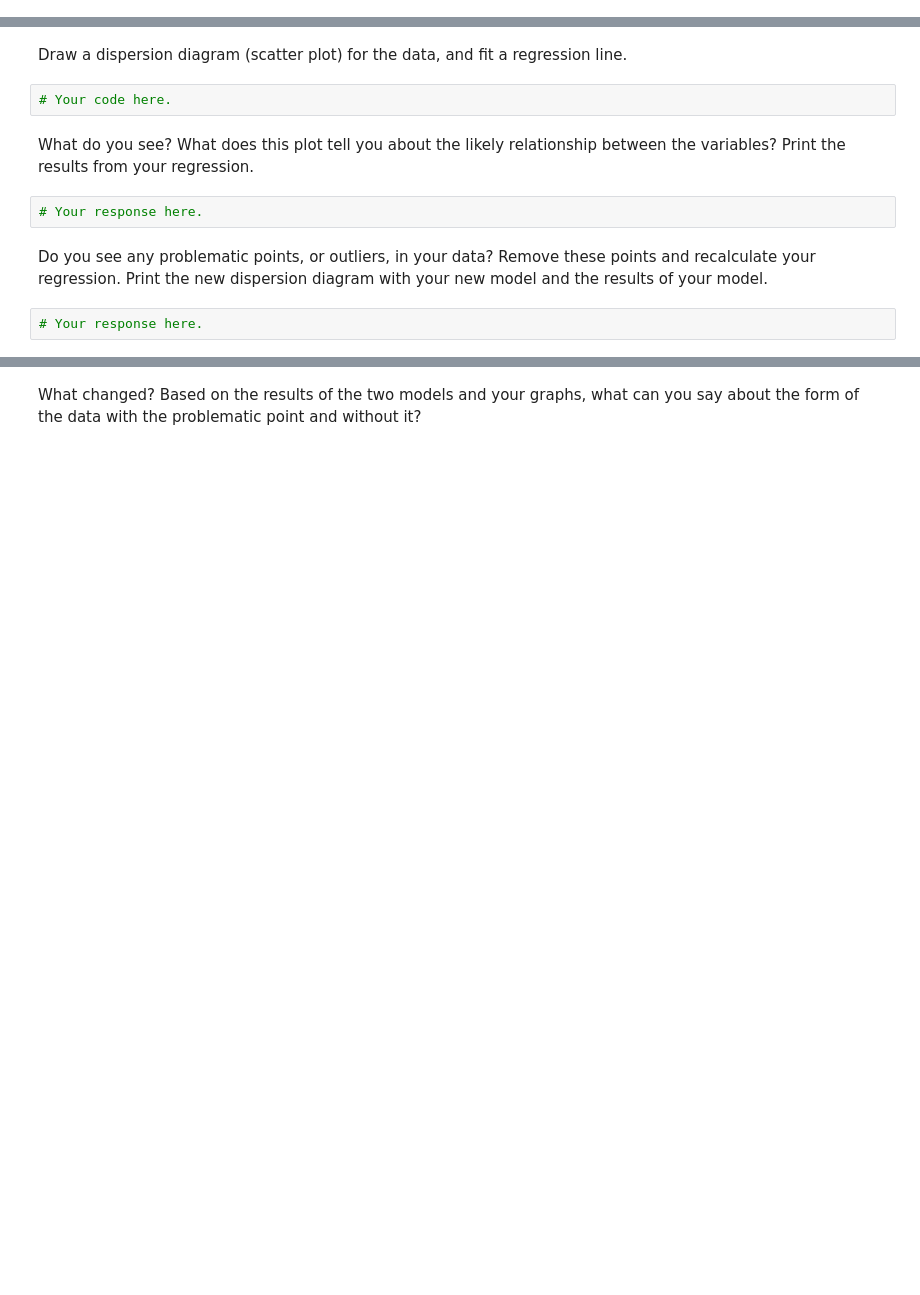
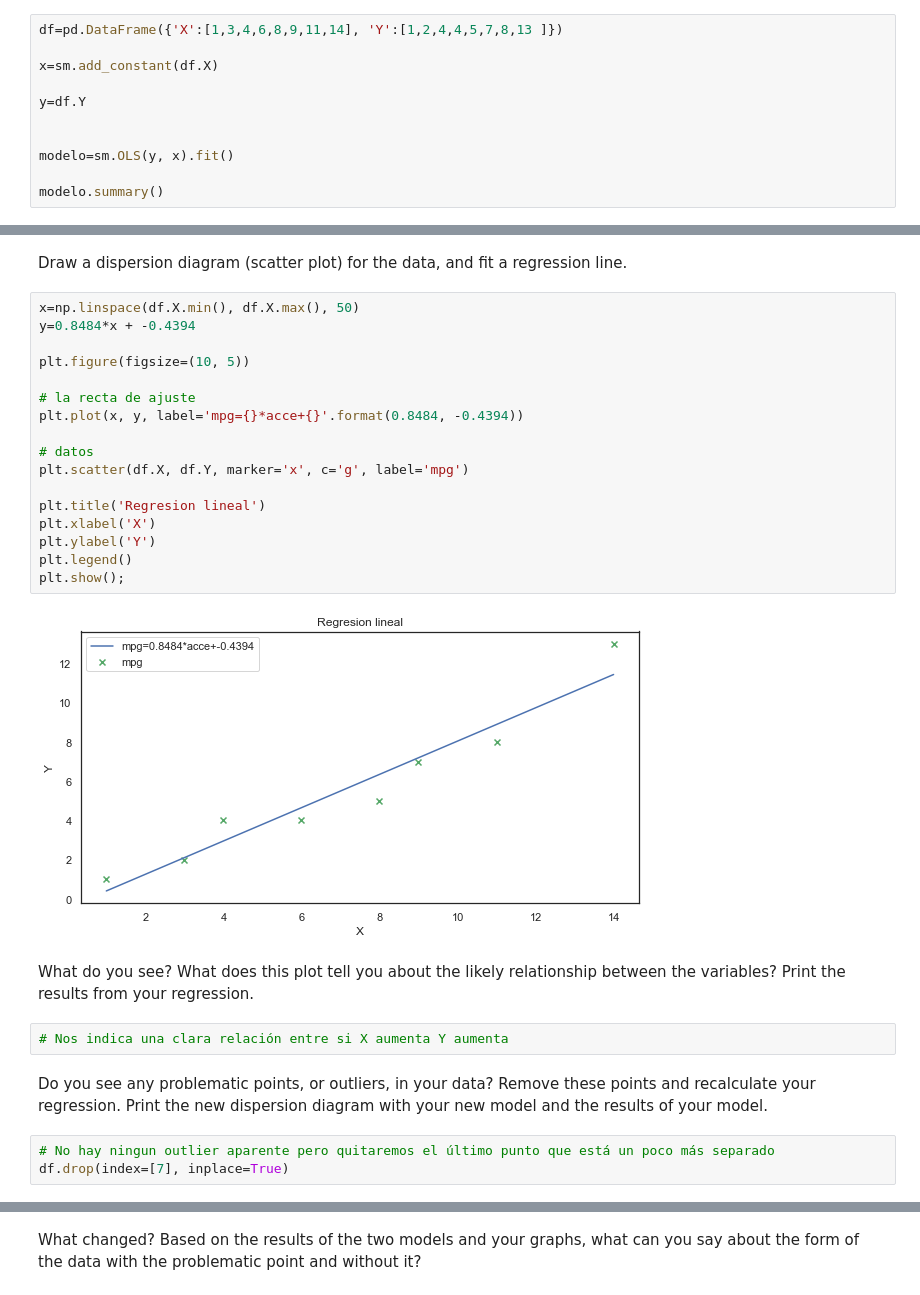
Before and after one commit to Ironhack-Data-Madrid-Octubre-2022/7.3-lab_regression_analysis, a Jupyter notebook: your code/main.ipynb, the cells around one changed output, grey strips where cells are left out. Cells and saved outputs as stored; diff of their text form; blank space fills up the shorter version.

```diff
--- a/your code/main.ipynb
+++ b/your code/main.ipynb
@@ -225,0 +271,11 @@ First, build a dataframe with the data.
+# %%
+df=pd.DataFrame({'X':[1,3,4,6,8,9,11,14], 'Y':[1,2,4,4,5,7,8,13 ]})
+
+x=sm.add_constant(df.X)
+
+y=df.Y
+
+
+modelo=sm.OLS(y, x).fit()
+
+modelo.summary()
@@ -226,12 +302,30 @@ First, build a dataframe with the data.
 # %% [markdown]
 Draw a dispersion diagram (scatter plot) for the data, and fit a regression line.
-# %%
-# Your code here.
+# %%
+x=np.linspace(df.X.min(), df.X.max(), 50)
+y=0.8484*x + -0.4394
+
+plt.figure(figsize=(10, 5))
+
+# la recta de ajuste
+plt.plot(x, y, label='mpg={}*acce+{}'.format(0.8484, -0.4394))
+
+# datos
+plt.scatter(df.X, df.Y, marker='x', c='g', label='mpg')
+
+plt.title('Regresion lineal')
+plt.xlabel('X')
+plt.ylabel('Y')
+plt.legend()
+plt.show();
+# %% [output]
+[figure, added]
 # %% [markdown]
 What do you see? What does this plot tell you about the likely relationship between the variables? Print the results from your regression.
-# %%
-# Your response here.
+# %%
+# Nos indica una clara relación entre si X aumenta Y aumenta
 # %% [markdown]
 Do you see any problematic points, or outliers, in your data? Remove these points and recalculate your regression. Print the new dispersion diagram with your new model and the results of your model.
-# %%
-# Your response here.
+# %%
+# No hay ningun outlier aparente pero quitaremos el último punto que está un poco más separado
+df.drop(index=[7], inplace=True)
```
Also changed, not shown: parts of 13 cells of this notebook.
